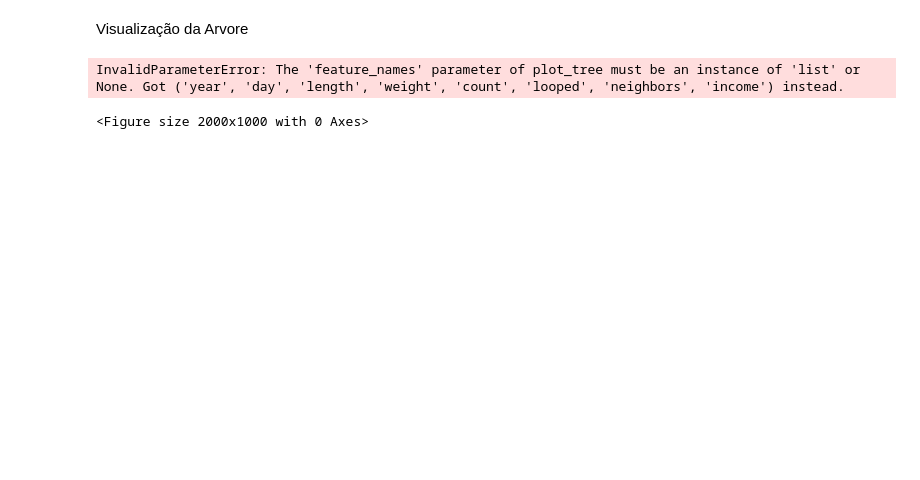
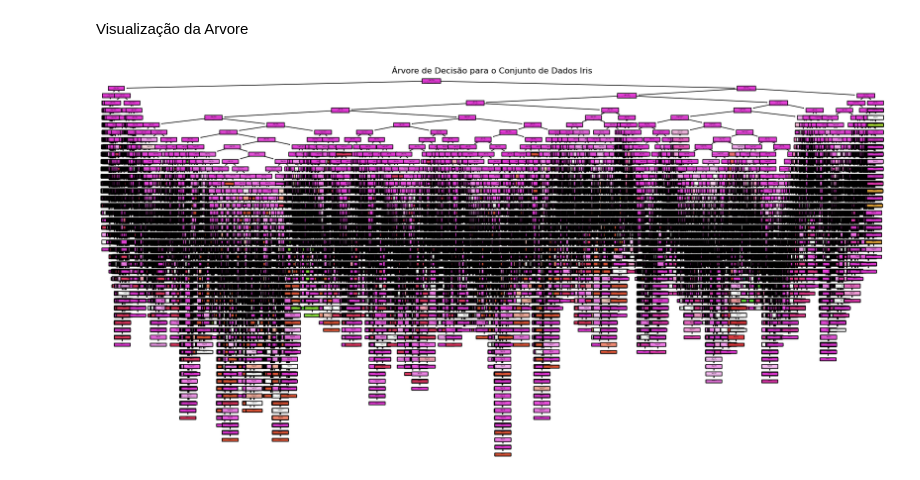
Before and after one commit to RicardoLlima/Decision-Tree_Bitcoin-Heist, a Jupyter notebook: Projeto.ipynb, the cells around one changed output. Cells and saved outputs as stored; diff of their text form; code cells hidden in the pictures; blank space fills up the shorter version.

```diff
--- a/Projeto.ipynb
+++ b/Projeto.ipynb
@@ -336,9 +336,8 @@ Relatório de Classificação:
 Visualização da Arvore
 # %%
 plt.figure(figsize=(20,10))
-tree.plot_tree(clf, filled=True, feature_names=("year", "day", "length", "weight", "count", "looped", "neighbors", "income"), class_names=("label"), rounded=True, proportion=False)
+tree.plot_tree(clf, filled=True, rounded=True, proportion=False)
 plt.title("Árvore de Decisão para o Conjunto de Dados Iris")
 plt.show()
 # %% [output]
-InvalidParameterError: The 'feature_names' parameter of plot_tree must be an instance of 'list' or None. Got ('year', 'day', 'length', 'weight', 'count', 'looped', 'neighbors', 'income') instead.
-<Figure size 2000x1000 with 0 Axes>
+[figure, added]
```
Also changed, not shown: parts of 1 cell of this notebook.
